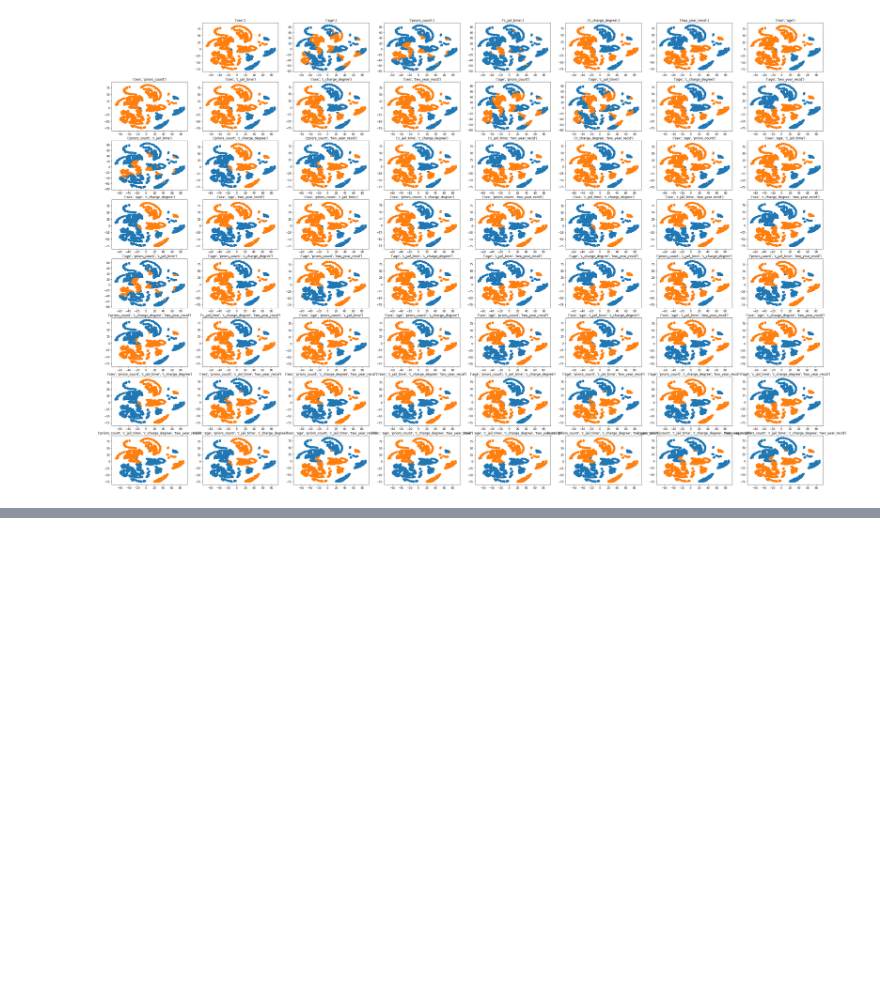
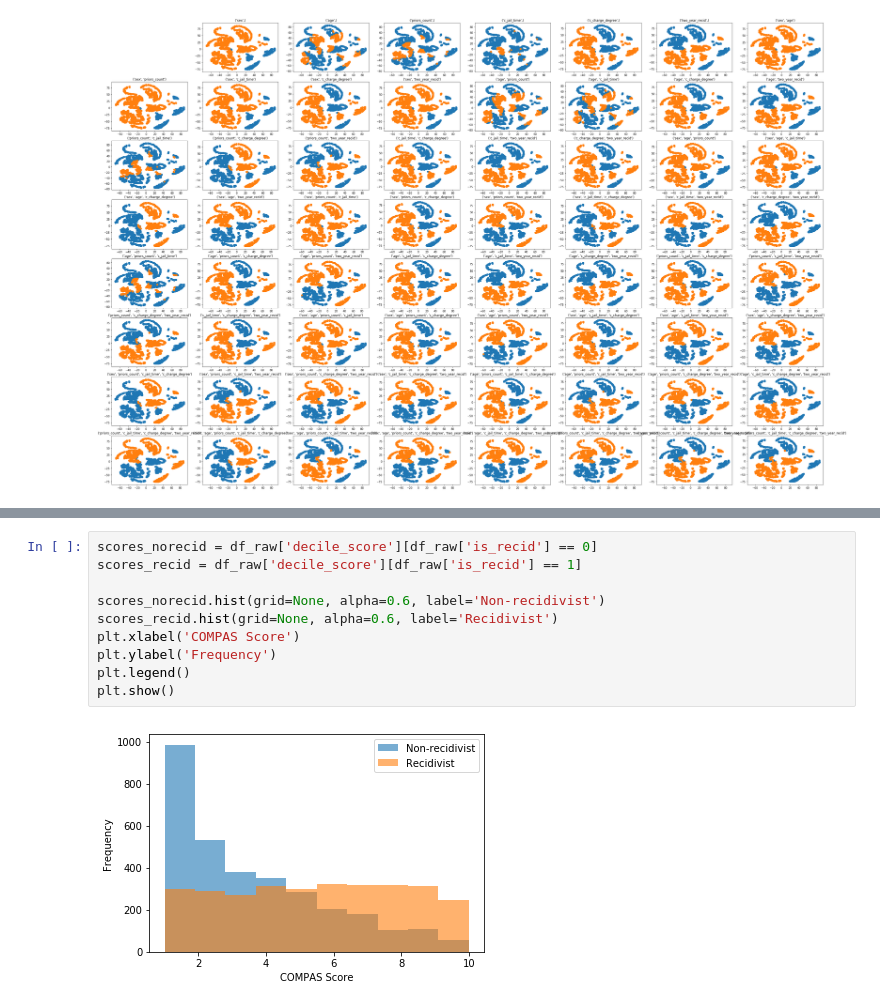
Before and after one commit to ScrypticLabs/Columbia-DSI-2018, a Jupyter notebook: project/Project.ipynb, the cells around one changed output, grey strips where cells are left out. Saved outputs shown, nothing was run; the diff lists cells and outputs as text; blank space fills up the shorter version.

Commit message:
Make histogram of compas scores

```diff
--- a/project/Project.ipynb
+++ b/project/Project.ipynb
@@ -155,0 +157,12 @@ plt.show()
+# %%
+scores_norecid = df_raw['decile_score'][df_raw['is_recid'] == 0]
+scores_recid = df_raw['decile_score'][df_raw['is_recid'] == 1]
+
+scores_norecid.hist(grid=None, alpha=0.6, label='Non-recidivist')
+scores_recid.hist(grid=None, alpha=0.6, label='Recidivist')
+plt.xlabel('COMPAS Score')
+plt.ylabel('Frequency')
+plt.legend()
+plt.show()
+# %% [output]
+[figure, added]
```
Also changed, not shown: parts of 2 cells of this notebook.
